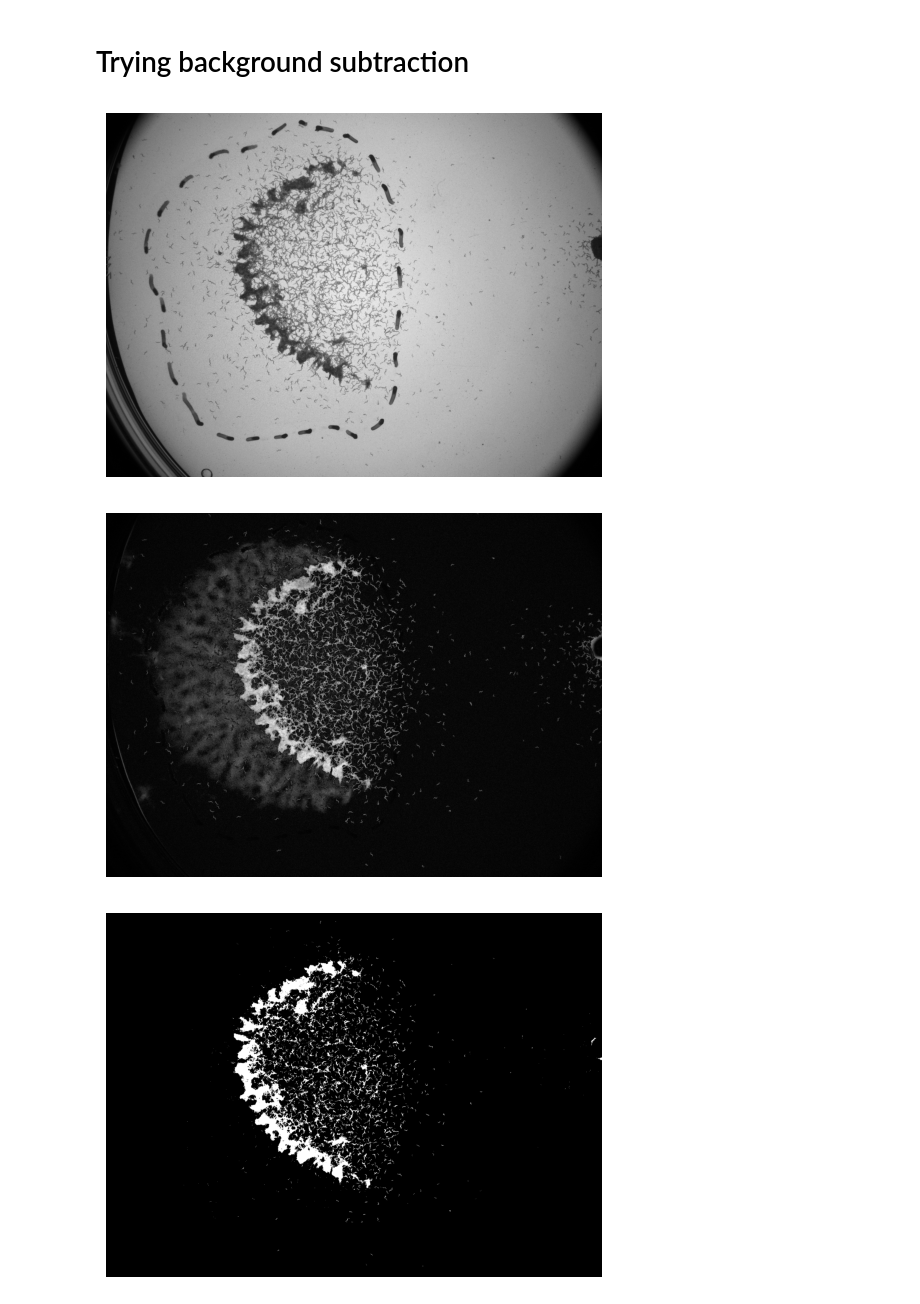
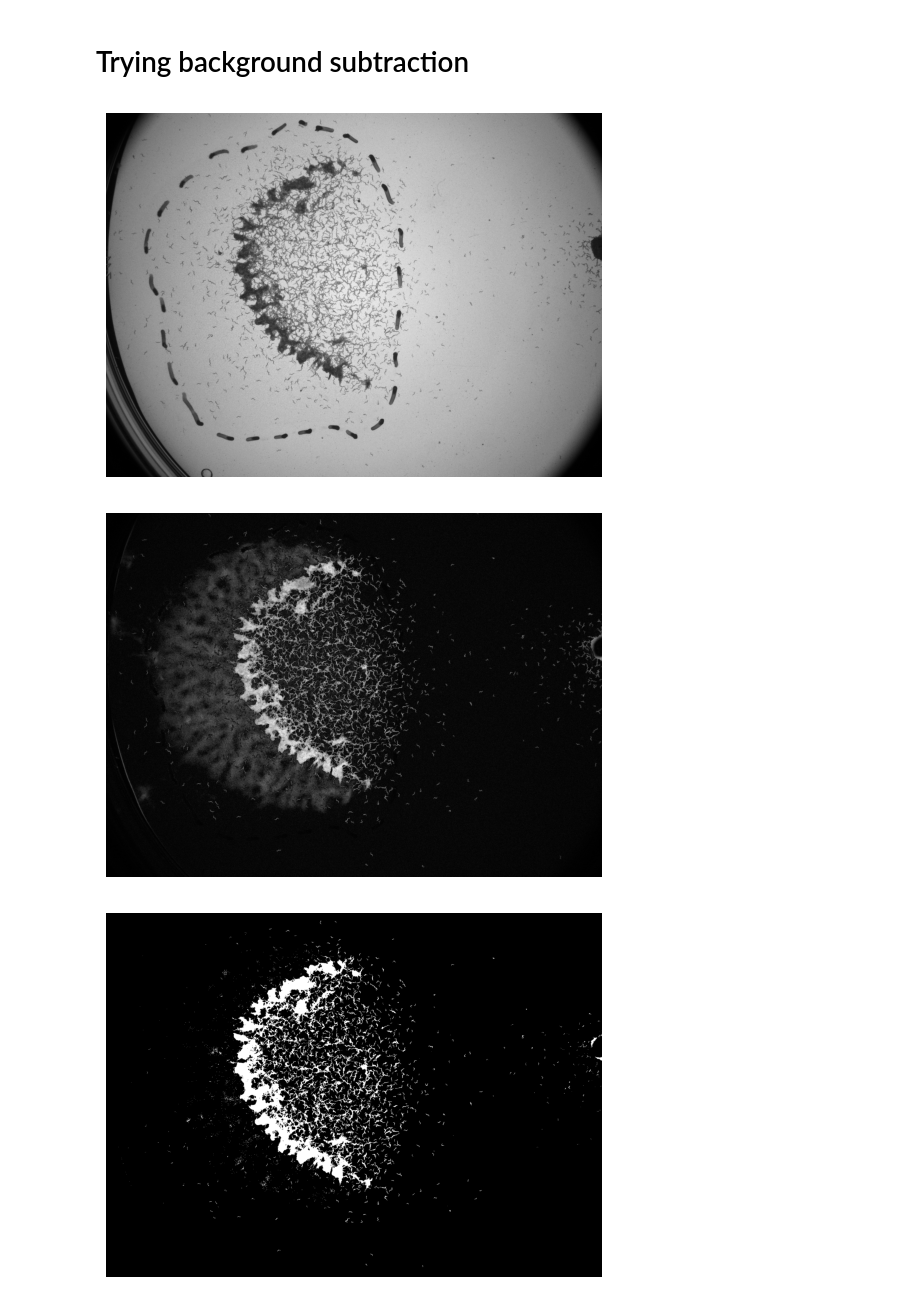
Before and after one commit to erusconiclerici/collectiveNematodes, a Jupyter notebook: Code/Python/swarming_segmentation.ipynb, the cells around one changed output. Drawn from its saved outputs; the diff is of its cells as text; code cells hidden in the pictures.

Commit message:
Implemented different background subtractions

```diff
--- a/Code/Python/swarming_segmentation.ipynb
+++ b/Code/Python/swarming_segmentation.ipynb
@@ -17,6 +17,7 @@ if not frame_files:
 # Sample n images across the video
 n = min(50, len(frame_files))  # Use 50 or the number of available frames, whichever is smaller
 sampled_frames = np.linspace(0, len(frame_files) - 1, n, dtype=int)
+
 
 # Load the sampled frames
 background_frames = []
@@ -33,32 +34,32 @@ if not all(img.shape == background_frames[0].shape for img in background_frames)
 # Compute the average of the sampled frames
 background_avg = np.mean(background_frames, axis=0).astype(np.uint8)
 
 # Subtract the background from one of the frames for visualization
 frame_to_subtract = cv2.imread(frame_files[0], cv2.IMREAD_GRAYSCALE)
 background_subtracted = cv2.absdiff(frame_to_subtract, background_avg)
 
 # Plot the frame with the lightest pixels
 plt.imshow(background_frames[0], cmap='gray')
 # plt.title('Lightest Pixels After Background Subtraction')
 plt.axis('off')
 plt.show()
 
 # Plot the frame with the background subtracted
 plt.imshow(background_subtracted, cmap='gray')
 # plt.title('Frame with Background Subtracted')
 plt.axis('off')
 plt.show()
 
 # Keep only the lightest valued pixels
 # You can adjust the threshold value as needed
-_, lightest_pixels = cv2.threshold(background_subtracted, 32, 255, cv2.THRESH_BINARY)
+_, lightest_pixels = cv2.threshold(background_subtracted, 26, 255, cv2.THRESH_BINARY)
 
 # Plot the frame with the lightest pixels
 plt.imshow(lightest_pixels, cmap='gray')
 # plt.title('Lightest Pixels After Background Subtraction')
 plt.axis('off')
 plt.show()
 # %% [output]
 [figure]
 [figure]
-[figure, old version]
+[figure, new version]
```
Also changed, not shown: parts of 3 cells of this notebook, 1 other file.
